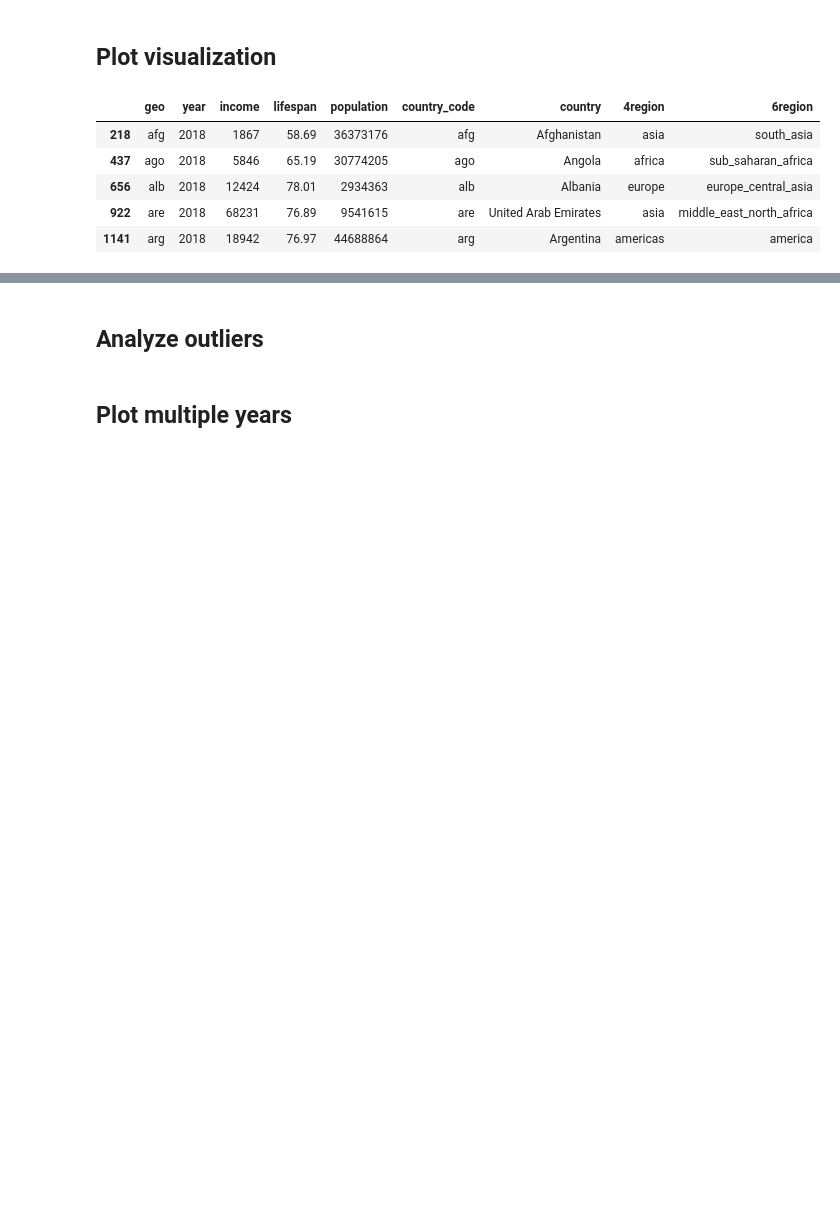
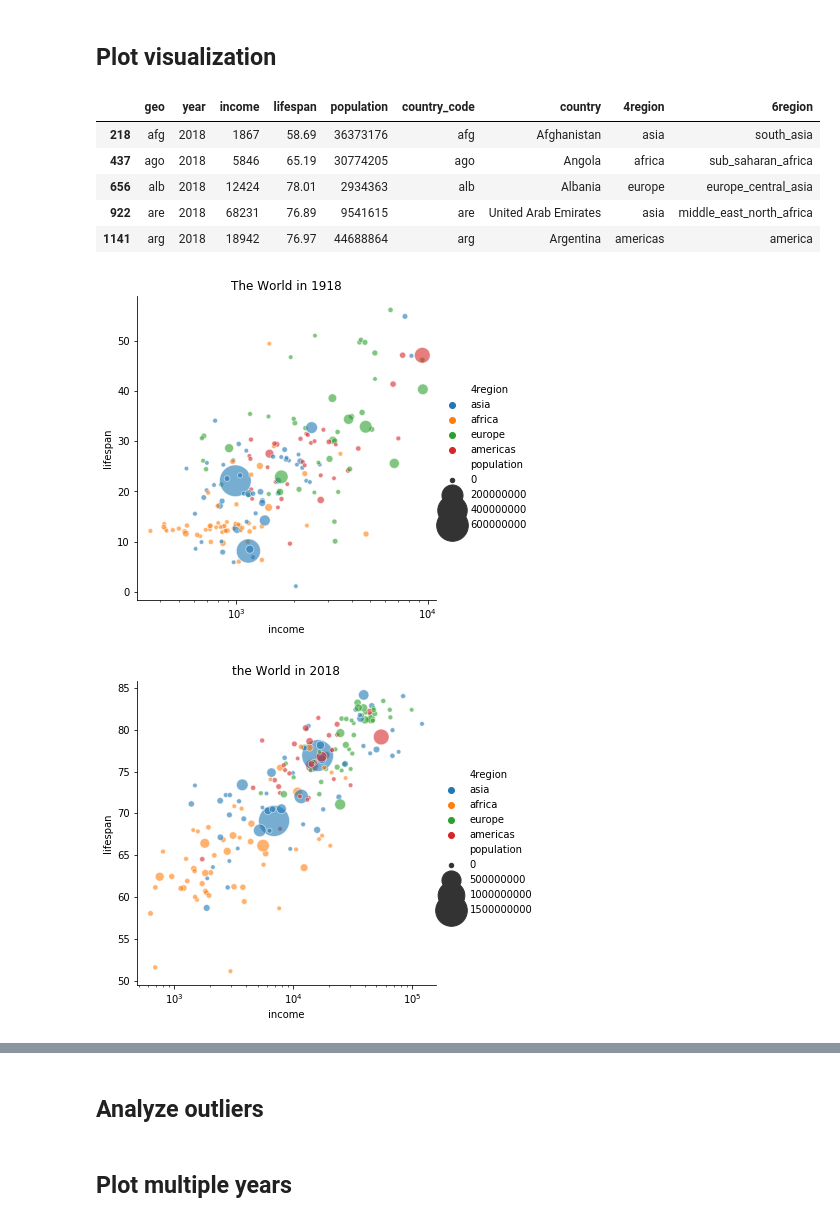
Before and after one commit to Bhavani-Rajan/DS-Unit-1-Sprint-2-Data-Wrangling-and-Storytelling, a Jupyter notebook: module4-sequence-your-narrative/LS_DS_124_Sequence_your_narrative.ipynb, the cells around one changed output, grey strips where cells are left out. Cells and saved outputs as stored; diff of their text form; code cells hidden in the pictures; blank space fills up the shorter version.

```diff
--- a/module4-sequence-your-narrative/LS_DS_124_Sequence_your_narrative.ipynb
+++ b/module4-sequence-your-narrative/LS_DS_124_Sequence_your_narrative.ipynb
@@ -391,3 +391,22 @@ now.head()
 | 656 | alb | 2018 | 12424 | 78.01 | 2934363 | alb | Albania | europe | europe_central_asia |
 | 922 | are | 2018 | 68231 | 76.89 | 9541615 | are | United Arab Emirates | asia | middle_east_north_africa |
 | 1141 | arg | 2018 | 18942 | 76.97 | 44688864 | arg | Argentina | americas | america |
+# %%
+
+sns.relplot(x='income', y='lifespan', hue='4region', size='population',
+                          sizes=(20,1000),alpha = 0.6 ,data=then);
+plt.xscale('log')
+plt.title("The World in 1918")
+# plt.ylim(0,85)
+# plt.xlim(10,100000)
+
+sns.relplot(x='income', y='lifespan', hue='4region', size='population',
+                          sizes=(20,1000),alpha = 0.6 ,data=now);
+plt.xscale('log')
+plt.title("the World in 2018")
+# plt.ylim(0,85)
+# plt.xlim(10,100000);
+plt.show()
+# %% [output]
+[figure, added]
+[figure, added]
```
Also changed, not shown: parts of 2 cells of this notebook.
